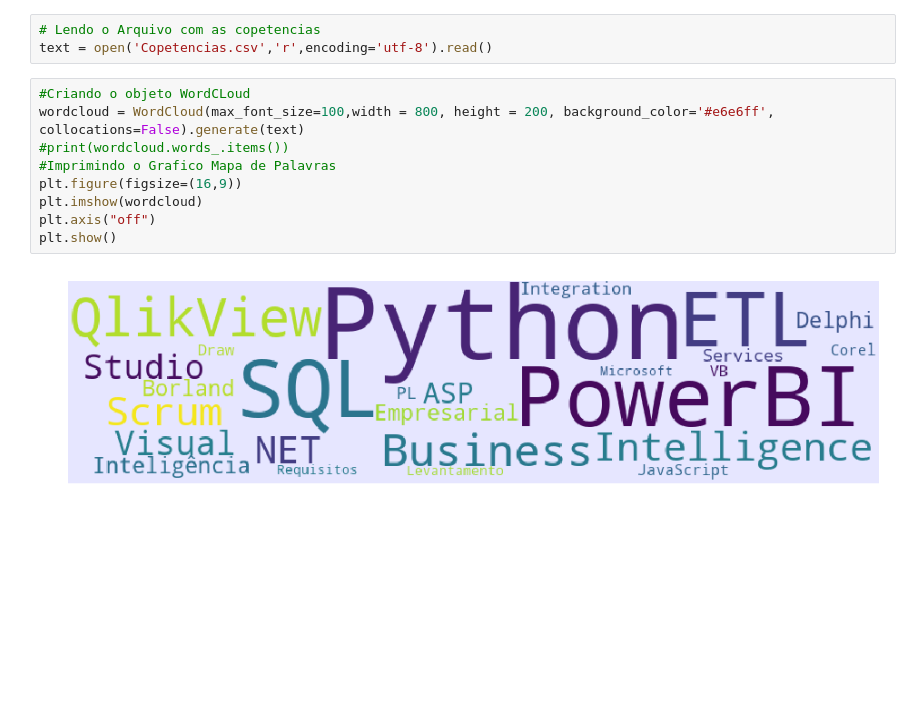
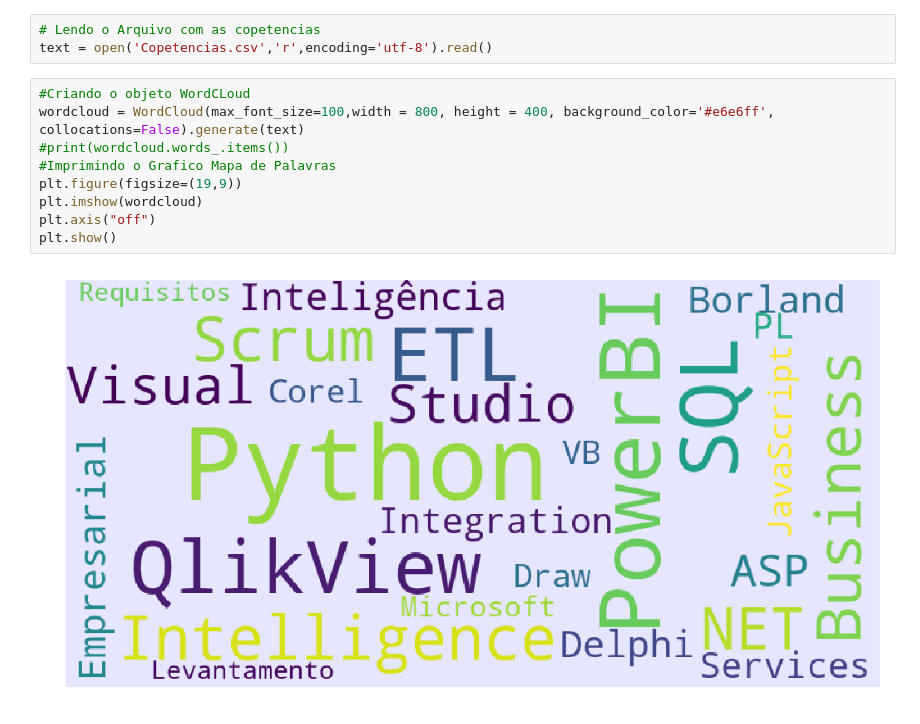
Before and after one commit to marcelosouzadias/MapaPalavras, a Jupyter notebook: MapaPalavras.ipynb, the cells around one changed output. Cells and saved outputs as stored; diff of their text form; blank space fills up the shorter version.

```diff
--- a/MapaPalavras.ipynb
+++ b/MapaPalavras.ipynb
@@ -13,12 +13,12 @@ import matplotlib.pyplot as plt
 text = open('Copetencias.csv','r',encoding='utf-8').read()
 # %%
 #Criando o objeto WordCLoud
-wordcloud = WordCloud(max_font_size=100,width = 800, height = 200, background_color='#e6e6ff', collocations=False).generate(text)
+wordcloud = WordCloud(max_font_size=100,width = 800, height = 400, background_color='#e6e6ff', collocations=False).generate(text)
 #print(wordcloud.words_.items())
 #Imprimindo o Grafico Mapa de Palavras
-plt.figure(figsize=(16,9))
+plt.figure(figsize=(19,9))
 plt.imshow(wordcloud)
 plt.axis("off")
 plt.show()
 # %% [output]
-[figure, old version]
+[figure, new version]
```
